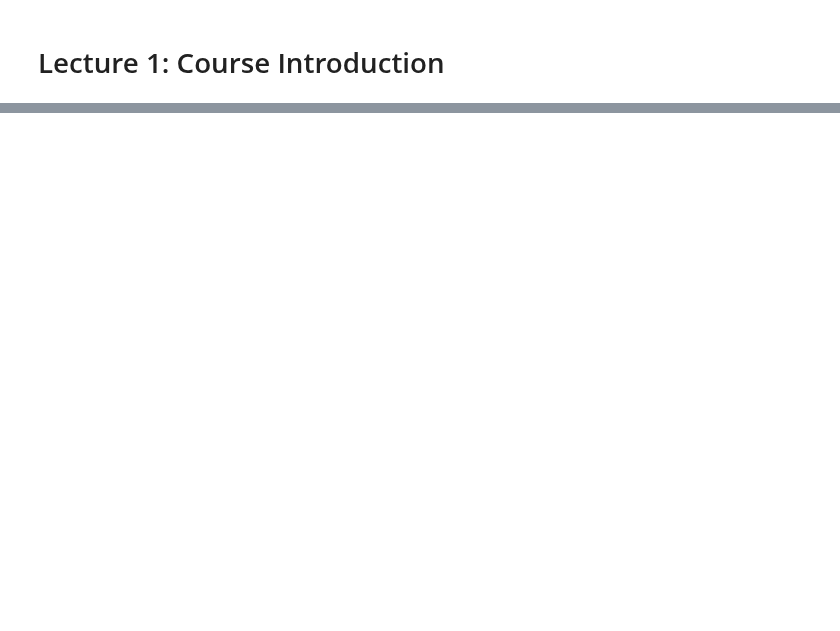
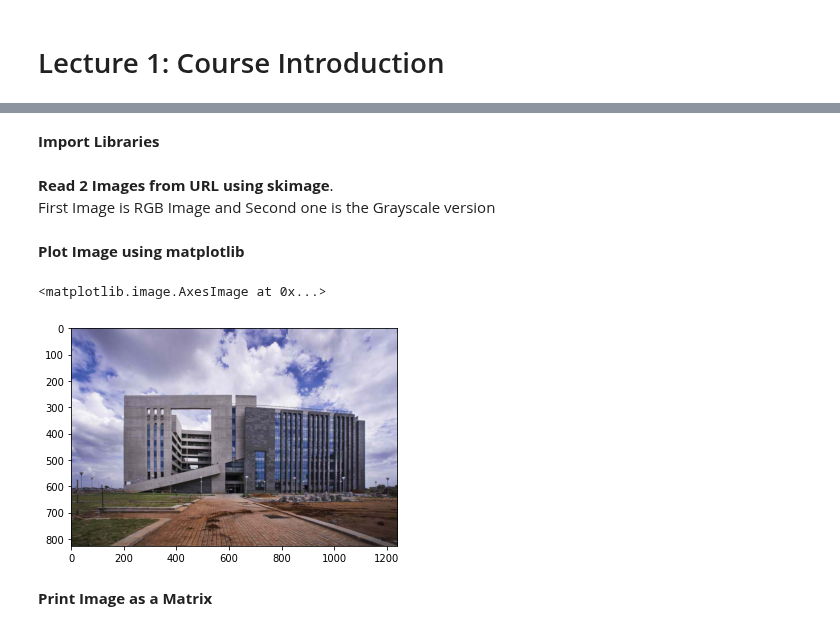
Before and after one commit to DL4CV-NPTEL/Deep-Learning-For-Computer-Vision, a Jupyter notebook: notebooks/Week_1/Week_1_Lecture_1.ipynb, the cells around one changed output, grey strips where cells are left out. Cells and saved outputs as stored; diff of their text form; code cells hidden in the pictures; blank space fills up the shorter version.

```diff
--- a/notebooks/Week_1/Week_1_Lecture_1.ipynb
+++ b/notebooks/Week_1/Week_1_Lecture_1.ipynb
@@ -28,0 +31,2 @@ IPyDisplay.HTML(
+# %% [markdown]
+**Import Libraries**
@@ -28,0 +37,15 @@ IPyDisplay.HTML(
+# %% [markdown]
+**Read 2 Images from URL using skimage**.<br>
+First Image is RGB Image and Second one is the Grayscale version
+# %%
+img = skimage.io.imread('https://iith.ac.in/assets/images/towers/tower2.jpg')
+img_gray = skimage.io.imread('https://iith.ac.in/assets/images/towers/tower2.jpg',as_gray = True)
+# %% [markdown]
+**Plot Image using matplotlib**
+# %%
+plt.imshow(img)
+# %% [output]
+<matplotlib.image.AxesImage at 0x...>
+[figure, added]
+# %% [markdown]
+**Print Image as a Matrix**
```
Also changed, not shown: parts of 27 cells of this notebook.
